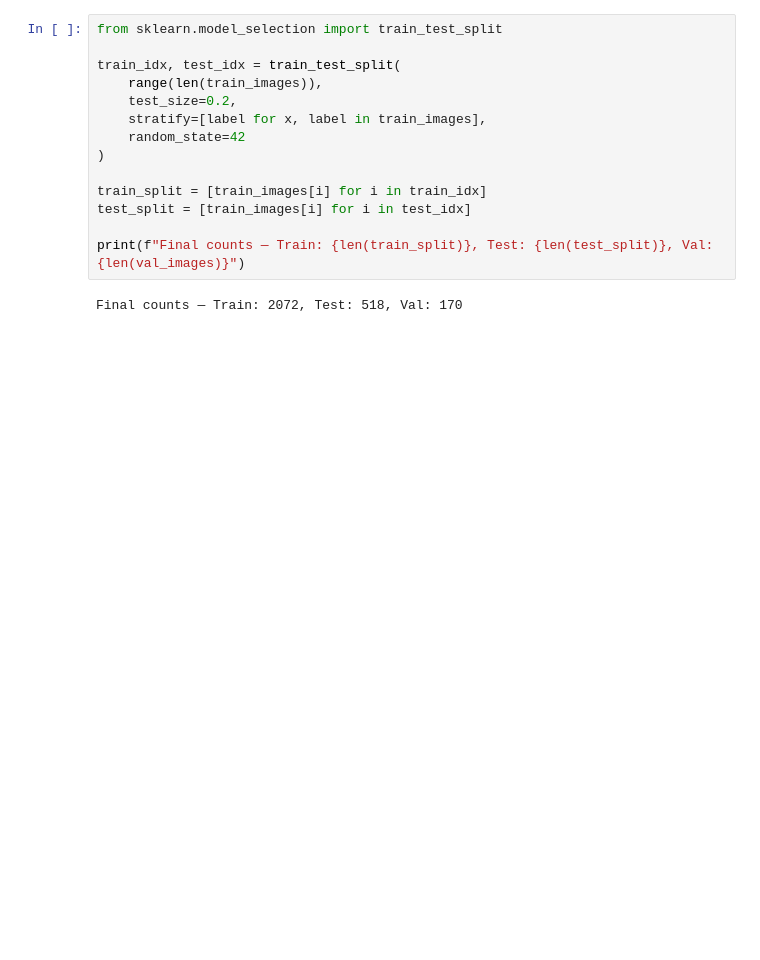
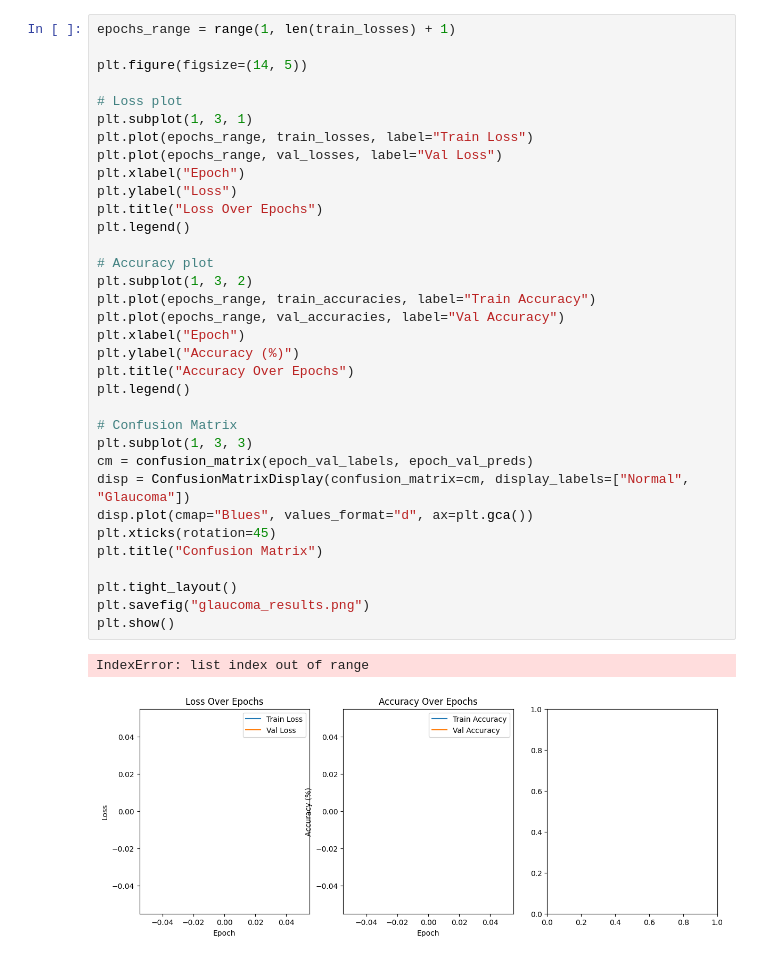
Before and after one commit to BharathReddyYedavalli/AI-Glaucoma-Detection, a Jupyter notebook: model.ipynb, the cells around one changed output. Cells and saved outputs as stored; diff of their text form; blank space fills up the shorter version.

```diff
--- a/model.ipynb
+++ b/model.ipynb
@@ -113,17 +220,38 @@ class CustomDataset(Dataset):
 # %%
-from sklearn.model_selection import train_test_split
+epochs_range = range(1, len(train_losses) + 1)
 
-train_idx, test_idx = train_test_split(
-    range(len(train_images)),
-    test_size=0.2,
-    stratify=[label for x, label in train_images],
-    random_state=42
-)
+plt.figure(figsize=(14, 5))
 
-train_split = [train_images[i] for i in train_idx]
-test_split = [train_images[i] for i in test_idx]
+# Loss plot
+plt.subplot(1, 3, 1)
+plt.plot(epochs_range, train_losses, label="Train Loss")
+plt.plot(epochs_range, val_losses, label="Val Loss")
+plt.xlabel("Epoch")
+plt.ylabel("Loss")
+plt.title("Loss Over Epochs")
+plt.legend()
 
-print(f"Final counts — Train: {len(train_split)}, Test: {len(test_split)}, Val: {len(val_images)}")
+# Accuracy plot
+plt.subplot(1, 3, 2)
+plt.plot(epochs_range, train_accuracies, label="Train Accuracy")
+plt.plot(epochs_range, val_accuracies, label="Val Accuracy")
+plt.xlabel("Epoch")
+plt.ylabel("Accuracy (%)")
+plt.title("Accuracy Over Epochs")
+plt.legend()
+
+# Confusion Matrix
+plt.subplot(1, 3, 3)
+cm = confusion_matrix(epoch_val_labels, epoch_val_preds)
+disp = ConfusionMatrixDisplay(confusion_matrix=cm, display_labels=["Normal", "Glaucoma"])
+disp.plot(cmap="Blues", values_format="d", ax=plt.gca())
+plt.xticks(rotation=45)
+plt.title("Confusion Matrix")
+
+plt.tight_layout()
+plt.savefig("glaucoma_results.png")
+plt.show()
 # %% [output]
-Final counts — Train: 2072, Test: 518, Val: 170
+IndexError: list index out of range
+[figure, added]
 # %%
```
Also changed, not shown: parts of 11 cells of this notebook.
